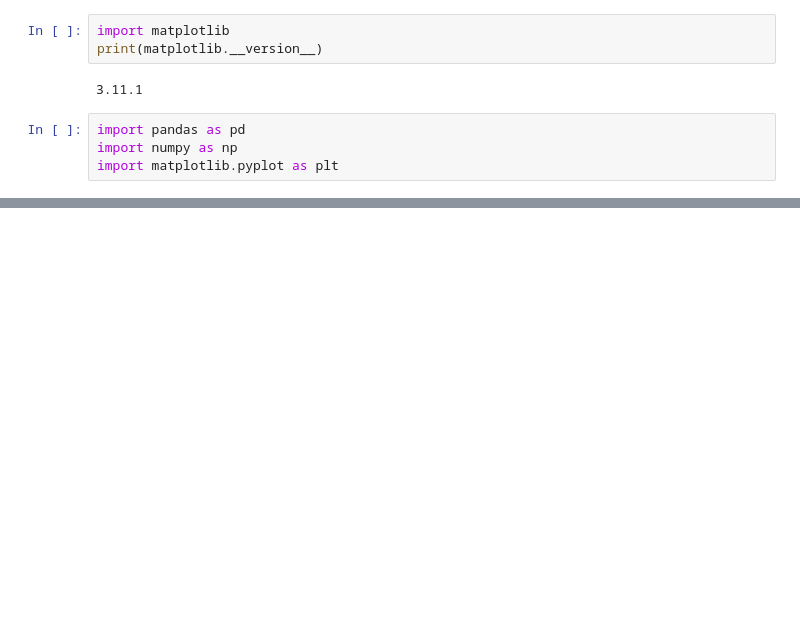
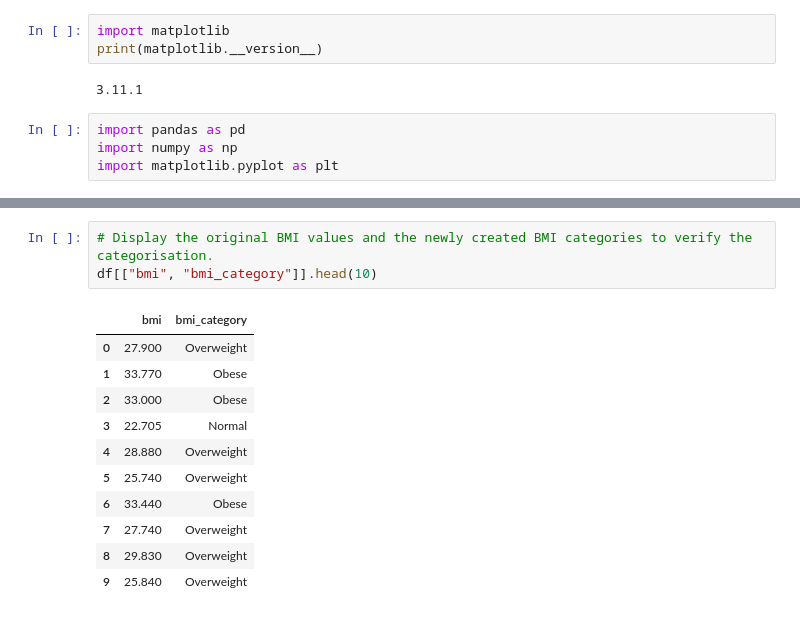
Before and after one commit to kavithasreesai30-del/healthcare-insurance-capstone, a Jupyter notebook: healthcare_insurance_analysis.ipynb, the cells around one changed output, grey strips where cells are left out. Saved outputs shown, nothing was run; the diff lists cells and outputs as text; blank space fills up the shorter version.

```diff
--- a/healthcare_insurance_analysis.ipynb
+++ b/healthcare_insurance_analysis.ipynb
@@ -321,0 +635,15 @@ This finding is important because the small number of high-cost observations may
+# %%
+# Display the original BMI values and the newly created BMI categories to verify the categorisation.
+df[["bmi", "bmi_category"]].head(10)
+# %% [output]
+|  | bmi | bmi_category |
+| 0 | 27.900 | Overweight |
+| 1 | 33.770 | Obese |
+| 2 | 33.000 | Obese |
+| 3 | 22.705 | Normal |
+| 4 | 28.880 | Overweight |
+| 5 | 25.740 | Overweight |
+| 6 | 33.440 | Obese |
+| 7 | 27.740 | Overweight |
+| 8 | 29.830 | Overweight |
+| 9 | 25.840 | Overweight |
```
Also changed, not shown: parts of 64 cells of this notebook.
